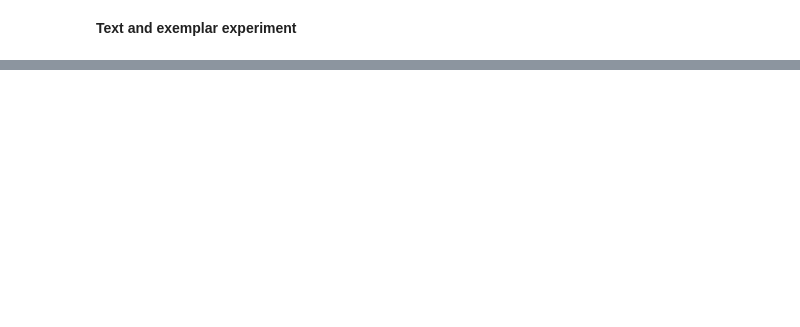
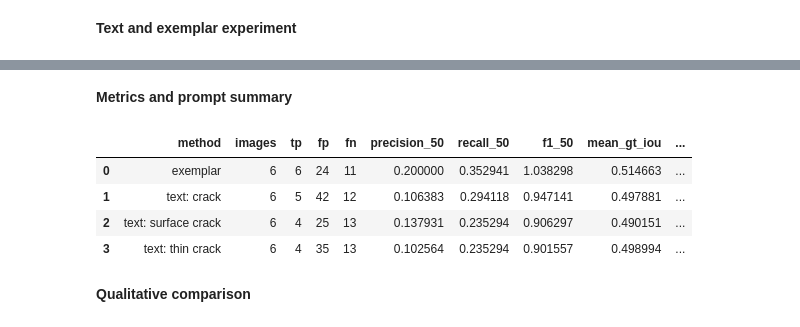
Before and after one commit to mdmohsin212/modern-vision-multimodal-lab, a Jupyter notebook: Vision/02_segmentation/sam_zero_shot_segmentation_demo.ipynb, the cells around one changed output, grey strips where cells are left out. Saved outputs shown, nothing was run; the diff lists cells and outputs as text; code cells hidden in the pictures; blank space fills up the shorter version.

Commit message:
Qualitative comparison

```diff
--- a/Vision/02_segmentation/sam_zero_shot_segmentation_demo.ipynb
+++ b/Vision/02_segmentation/sam_zero_shot_segmentation_demo.ipynb
@@ -412,0 +551,9 @@ exemplar_boxes = {}
+# %% [markdown]
+**Metrics and prompt summary**
+# %%
+sam3_metrics = pd.DataFrame(metric_rows)
+metrics_path = SAM3_OUTPUT_ROOT / "sam3_prompt_metrics.csv"
+sam3_metrics.to_csv(
+    metrics_path,
+    index=False,
+)
@@ -412,0 +600,24 @@ exemplar_boxes = {}
+# %%
+sam3_summary = pd.DataFrame(summary_rows).sort_values(
+    "f1_50", ascending=False
+)
+
+summary_path = (
+    SAM3_OUTPUT_ROOT
+    / "sam3_prompt_summary.csv"
+)
+
+sam3_summary.to_csv(
+    summary_path,
+    index=False,
+)
+
+sam3_summary
+# %% [output]
+|  | method | images | tp | fp | fn | precision_50 | recall_50 | f1_50 | mean_gt_iou | ... |
+| 0 | exemplar | 6 | 6 | 24 | 11 | 0.200000 | 0.352941 | 1.038298 | 0.514663 | ... |
+| 1 | text: crack | 6 | 5 | 42 | 12 | 0.106383 | 0.294118 | 0.947141 | 0.497881 | ... |
+| 2 | text: surface crack | 6 | 4 | 25 | 13 | 0.137931 | 0.235294 | 0.906297 | 0.490151 | ... |
+| 3 | text: thin crack | 6 | 4 | 35 | 13 | 0.102564 | 0.235294 | 0.901557 | 0.498994 | ... |
+# %% [markdown]
+**Qualitative comparison**
```
Also changed, not shown: parts of 6 cells of this notebook.
